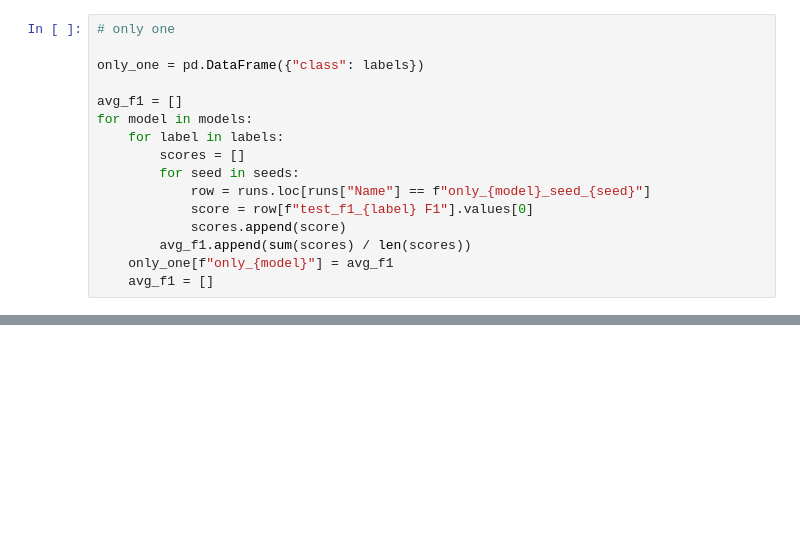
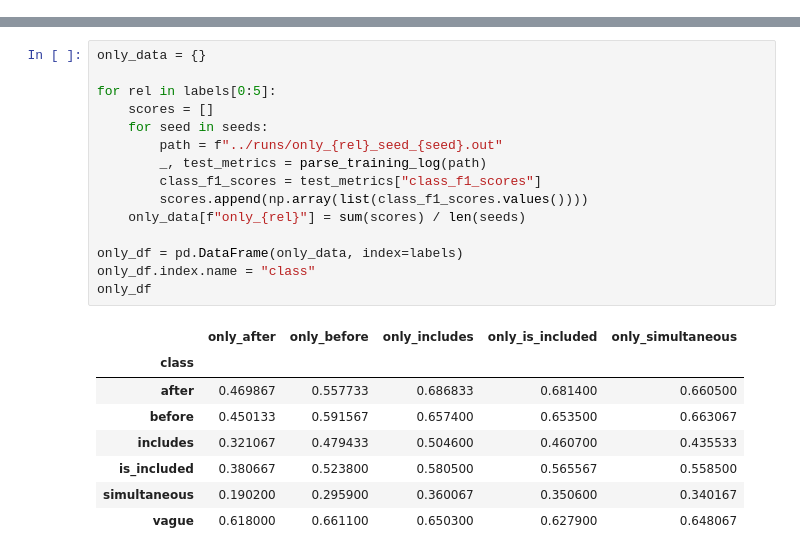
Before and after one commit to Velkymoss/SpaRTUNQChain, a Jupyter notebook: notebooks/ablation.ipynb, the cells around one changed output, grey strips where cells are left out. Cells and saved outputs as stored; diff of their text form; blank space fills up the shorter version.

```diff
--- a/notebooks/ablation.ipynb
+++ b/notebooks/ablation.ipynb
@@ -29,16 +79,0 @@ for model in models:
-# %%
-# only one
-
-only_one = pd.DataFrame({"class": labels})
-
-avg_f1 = []
-for model in models:
-    for label in labels:
-        scores = []
-        for seed in seeds:
-            row = runs.loc[runs["Name"] == f"only_{model}_seed_{seed}"]
-            score = row[f"test_f1_{label} F1"].values[0]
-            scores.append(score)
-        avg_f1.append(sum(scores) / len(scores))
-    only_one[f"only_{model}"] = avg_f1
-    avg_f1 = []
@@ -51,0 +94,24 @@ augmented["augmented"] = [0.6407, 0.62, 0.4083, 0.4819, 0.3362, 0.6809]
+# %%
+only_data = {}
+
+for rel in labels[0:5]:
+    scores = []
+    for seed in seeds:
+        path = f"../runs/only_{rel}_seed_{seed}.out"
+        _, test_metrics = parse_training_log(path)
+        class_f1_scores = test_metrics["class_f1_scores"]
+        scores.append(np.array(list(class_f1_scores.values())))
+    only_data[f"only_{rel}"] = sum(scores) / len(seeds)
+
+only_df = pd.DataFrame(only_data, index=labels)
+only_df.index.name = "class"
+only_df
+# %% [output]
+|  | only_after | only_before | only_includes | only_is_included | only_simultaneous |
+| class |  |  |  |  |  |
+| after | 0.469867 | 0.557733 | 0.686833 | 0.681400 | 0.660500 |
+| before | 0.450133 | 0.591567 | 0.657400 | 0.653500 | 0.663067 |
+| includes | 0.321067 | 0.479433 | 0.504600 | 0.460700 | 0.435533 |
+| is_included | 0.380667 | 0.523800 | 0.580500 | 0.565567 | 0.558500 |
+| simultaneous | 0.190200 | 0.295900 | 0.360067 | 0.350600 | 0.340167 |
+| vague | 0.618000 | 0.661100 | 0.650300 | 0.627900 | 0.648067 |
```
Also changed, not shown: parts of 12 cells of this notebook, 2 other files.
